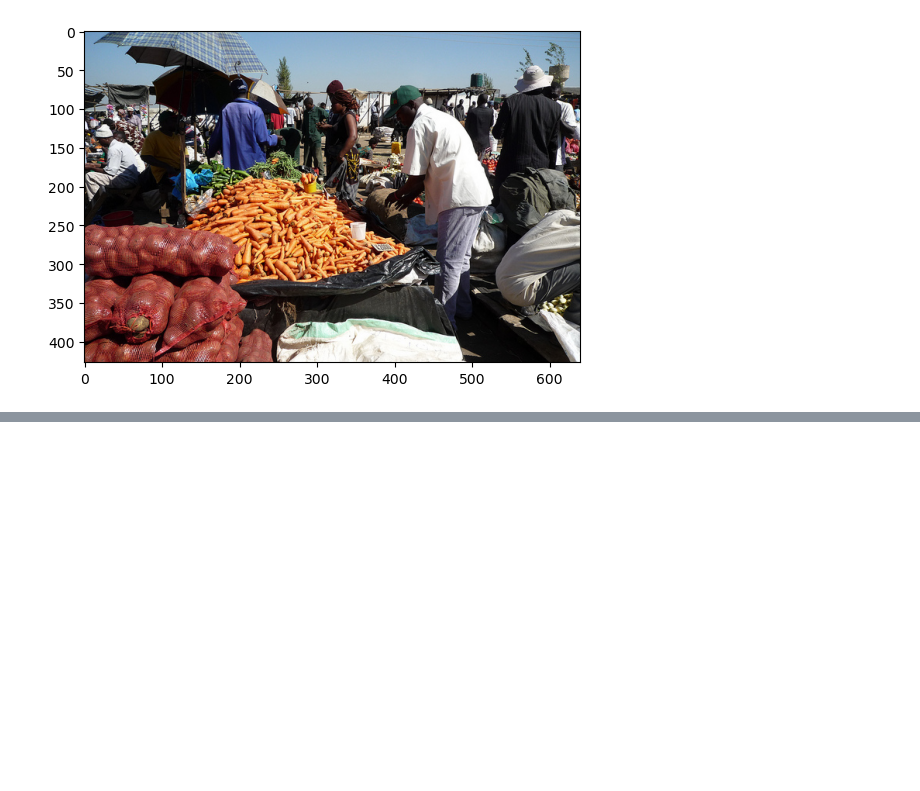
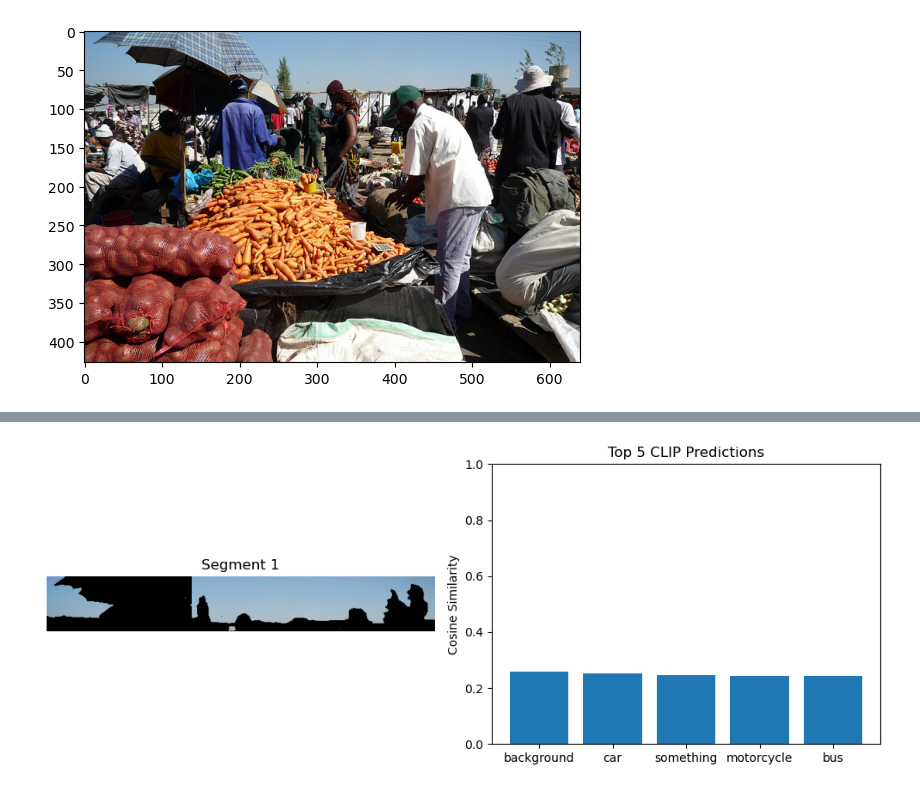
Before and after one commit to rucasca/TFM, a Jupyter notebook: src/data_modeling_SAM_CLIP.ipynb, the cells around one changed output, grey strips where cells are left out. Drawn from its saved outputs; the diff is of its cells as text; code cells hidden in the pictures; blank space fills up the shorter version.

Commit message:
made changes in CLIP model

```diff
--- a/src/data_modeling_SAM_CLIP.ipynb
+++ b/src/data_modeling_SAM_CLIP.ipynb
@@ -160,8 +160,8 @@ def get_data_id_image(id_image, coco):
 # %% [markdown]
 ### MODELO SAM
 # %%
-sam_checkpoint = r"C:\Users\ruben\Desktop\code_tfm\models\SAM\sam_vit_h_4b8939.pth"
-model_type = "vit_h"
+sam_checkpoint = r"C:\Users\ruben\Desktop\code_tfm\models\SAM\sam_vit_b_01ec64.pth"
+model_type = "vit_b"
 
 sam = sam_model_registry[model_type](checkpoint=sam_checkpoint)
 sam.to(device= "cpu" )
@@ -188,0 +195,6 @@ result = mask_generator.generate(img)
+# %%
+#objetives = ["a photo of a " + obj + " surrounded by dark" for obj in classes] + ["a photo of a something surrounded by dark" ]
+text_prompts = ["a photo of a " + obj + " surrounded by dark" for obj in yaml["objetive_classes"]] +  ["a photo of a something surrounded by dark" , "a photo of a background surrounded by dark"]
+text_tokens = clip.tokenize(text_prompts).to(DEVICE)
+
+target_names = yaml["objetive_classes"] + ["something"] + ["background"]
@@ -189,49 +224,47 @@ result = mask_generator.generate(img)
 # %%
-objetives = [ "a photo of a " + obj  + " surrounded by dark" for obj in objetives]
+for i, mask_dict in enumerate(result[:15]):
+    mask = mask_dict["segmentation"]  # 2D bool or int array
+    clip_input, cropped_pil = prepare_clip_input_from_mask(img, mask, preprocess)
 
-text_tokens = clip.tokenize(objetives).to(DEVICE)
+    if clip_input is None:
+        print(f"Segment {i}: Empty mask — skipped.")
+        continue
 
+    # Encode image and text
+    with torch.no_grad():
+        image_features = clip_model.encode_image(clip_input)
+        text_features = clip_model.encode_text(text_tokens)
 
-for i, mask_dict in enumerate(result[:15]):
-    mask = mask_dict["segmentation"]
-
-    # Create masked image
-    masked_img = np.zeros_like(img)
-    masked_img[mask] = img[mask]
-
-    # Convert to PIL and preprocess for CLIP
-    pil_image = Image.fromarray(masked_img)
-    clip_input = preprocess(pil_image).unsqueeze(0).to(DEVICE)
-
-    # Use CLIP to get caption from visual
-    with torch.no_grad():
-
-
-        image_features, text_features = clip_model.encode_image(clip_input), clip_model.encode_text(text_tokens)
+        # Normalize
         image_features /= image_features.norm(dim=-1, keepdim=True)
         text_features /= text_features.norm(dim=-1, keepdim=True)
 
-        # Compute cosine similarity (logits)
-        logits_per_image = image_features @ text_features.T  # shape: (1, len(target_classes))
+        # Cosine similarity
+        similarity = (image_features @ text_features.T).squeeze(0)
+        best_idx = similarity.argmax().item()
+        best_label = text_prompts[best_idx]
+        score = similarity[best_idx].item()
 
-        # Get raw logits (cosine similarity scores)
-        raw_logits = logits_per_image.squeeze(0).cpu().numpy()
+        # Visualization
+        print(f"Segment {i+1} classified as: {best_label} (score: {score:.4f})")
 
-        print("probs ass", raw_logits)
+        fig, (ax1, ax2) = plt.subplots(1, 2, figsize=(10, 4))
 
-    # Plot both masked image and bar chart
-    fig, (ax1, ax2) = plt.subplots(1, 2, figsize=(10, 4))
+        # Cropped masked region
+        ax1.imshow(cropped_pil)
+        ax1.set_title(f"Segment {i+1}")
+        ax1.axis("off")
 
-    # Masked Image
-    ax1.imshow(masked_img)
-    ax1.set_title(f"Segment {i+1}")
-    ax1.axis("off")
+        # Similarity bar plot
+        top5_scores, top5_indices = similarity.topk(5)
+        top5_labels = [target_names[idx] for idx in top5_indices]
 
-    # Bar Chart of Probabilities
-    ax2.bar(range(len(objetives)), raw_logits, tick_label=objetives)
-    ax2.set_ylim(0, 1)
-    ax2.set_ylabel("Probability")
-    ax2.set_title("CLIP Predictions")
+        # Plot top 5 similarities
+        ax2.bar(range(5), top5_scores.cpu().numpy(), tick_label=top5_labels)
+        ax2.set_ylim(0, 1)
+        ax2.set_title("Top 5 CLIP Predictions")
+        ax2.set_ylabel("Cosine Similarity")
 
-    plt.tight_layout()
-    plt.show()
+        plt.tight_layout()
+        plt.show()
+# %% [output]
@@ -237,0 +272 @@ for i, mask_dict in enumerate(result[:15]):
+[figure, added]
```
Also changed, not shown: parts of 11 cells of this notebook.
